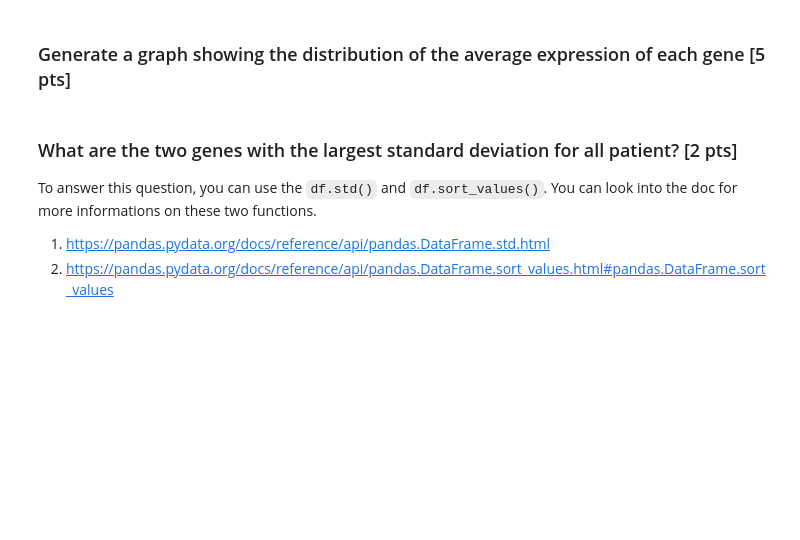
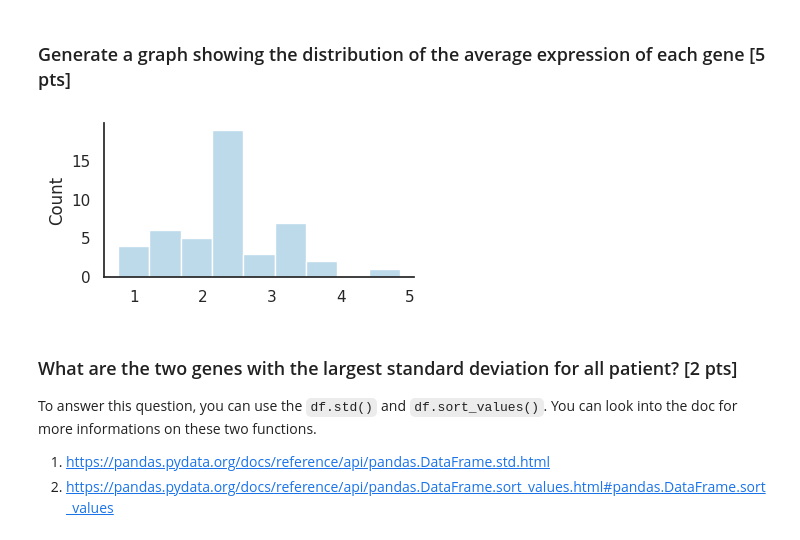
Before and after one commit to eteszner/BIM6065D_2024, a Jupyter notebook: notebook/exercices_good_practices.ipynb, the cells around one changed output. Drawn from its saved outputs; the diff is of its cells as text; code cells hidden in the pictures; blank space fills up the shorter version.

```diff
--- a/notebook/exercices_good_practices.ipynb
+++ b/notebook/exercices_good_practices.ipynb
@@ -35,6 +37,6 @@ import seaborn as sns
 # %%
 sns.set(rc={'figure.figsize':(4, 2)})
-sns.set_theme(context="notebook", style="white")
+sns.set_theme(context="notebook", style="white", palette="Paired")
 # %% [markdown]
 # Breast Cancer Subtypes Analysis [50 pts]
 
@@ -114,5 +127,11 @@ array(['Basal', 'LumA', 'LumB', 'Her2', 'Normal'], dtype=object)
 # %% [markdown]
 ### Generate a graph showing the distribution of the average expression of each gene [5 pts]
+# %%
+avg_expression = data.loc[:, data.columns.values[0:47]].mean()
+sns.histplot(avg_expression)
+sns.despine()
+# %% [output]
+[figure, added]
 # %% [markdown]
 ### What are the two genes with the largest standard deviation for all patient? [2 pts]
 To answer this question, you can use the `df.std()` and `df.sort_values()`. You can look into the doc for more informations on these two functions.
```
Also changed, not shown: parts of 19 cells of this notebook.
